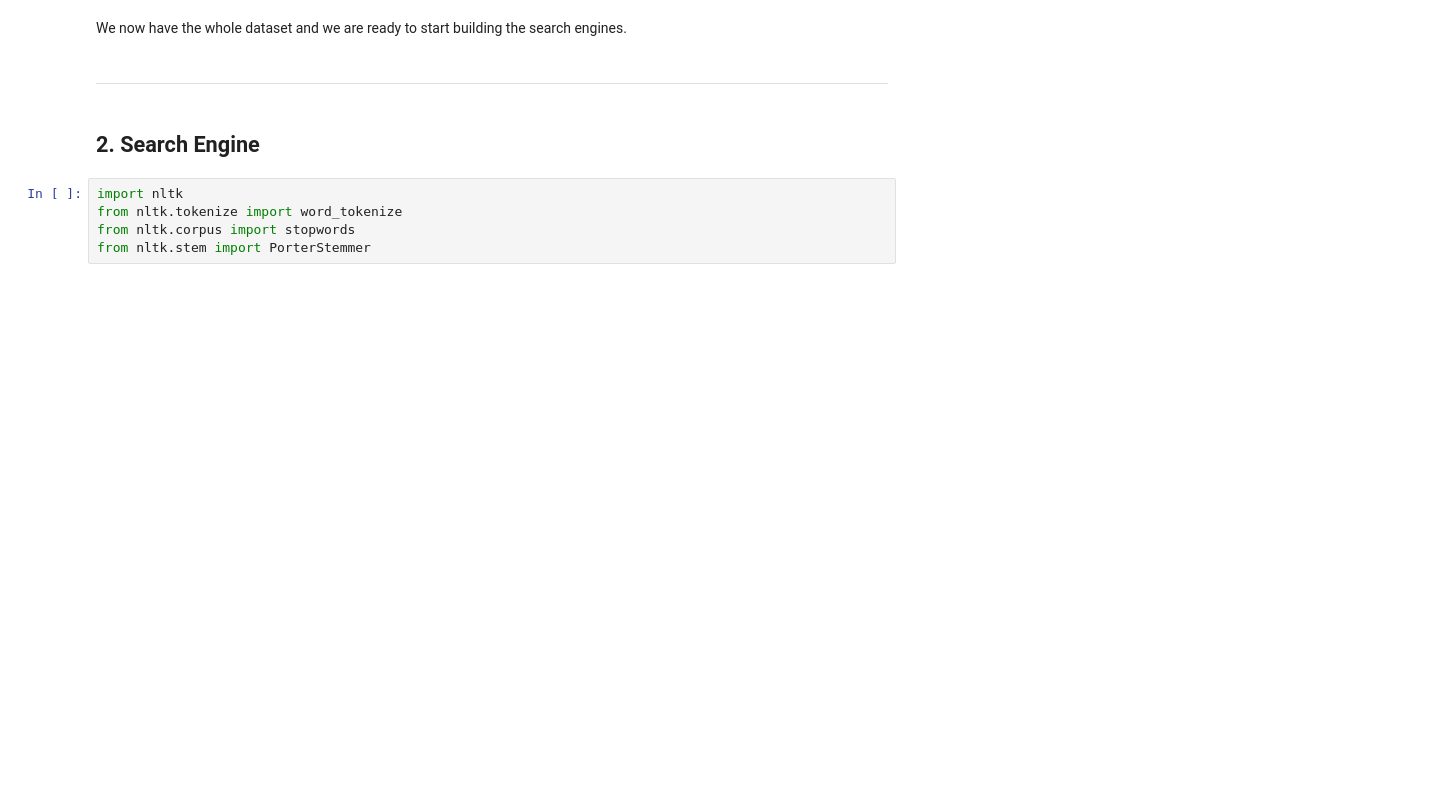
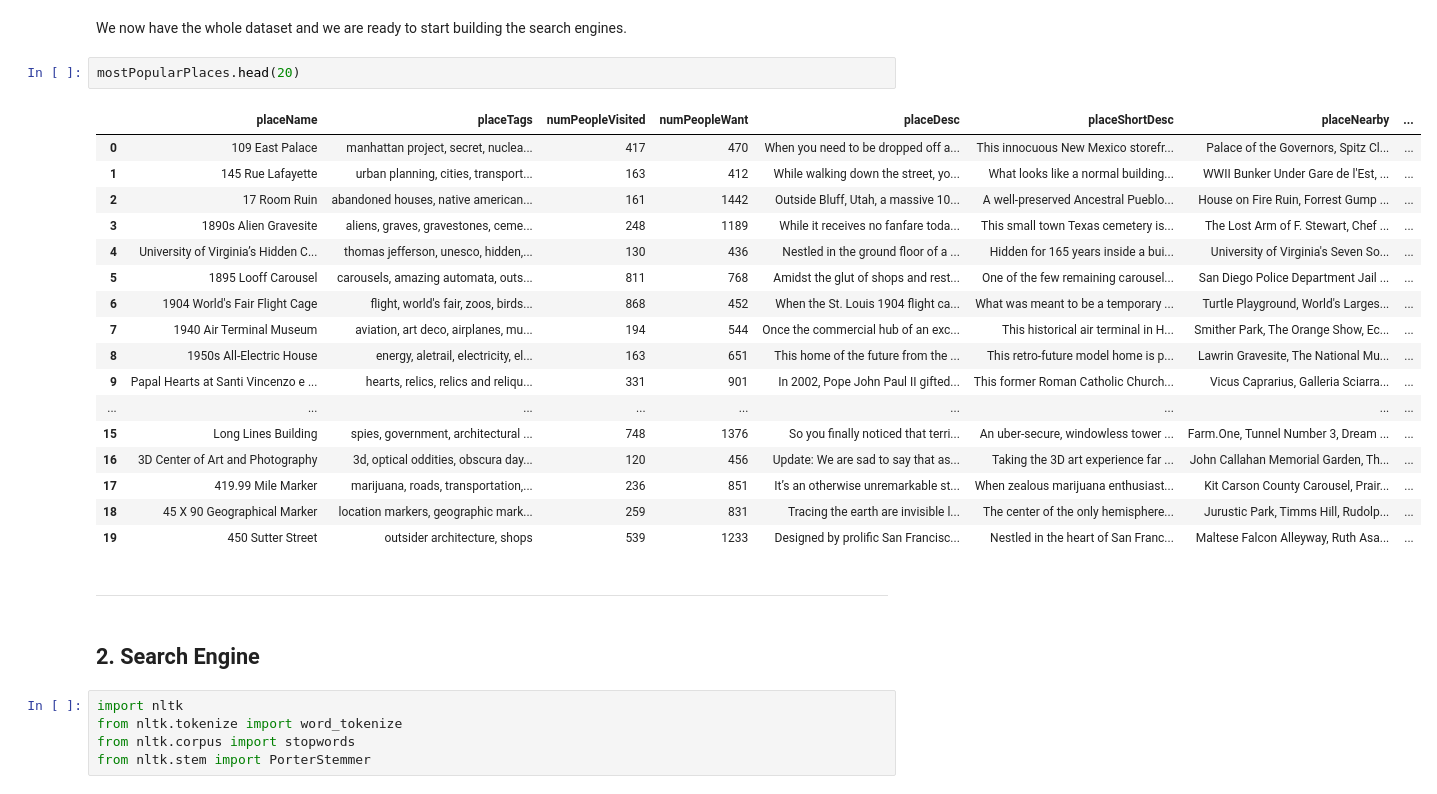
Before and after one commit to LucaFabri99/3HW-ADM-Fabri.Dinino.Aur, a Jupyter notebook: main.ipynb, the cells around one changed output. Saved outputs shown, nothing was run; the diff lists cells and outputs as text; blank space fills up the shorter version.

```diff
--- a/main.ipynb
+++ b/main.ipynb
@@ -292,5 +281,25 @@ mostPopularPlaces
 # %% [markdown]
 We now have the whole dataset and we are ready to start building the search engines.
+# %%
+mostPopularPlaces.head(20)
+# %% [output]
+|  | placeName | placeTags | numPeopleVisited | numPeopleWant | placeDesc | placeShortDesc | placeNearby | ... |
+| 0 | 109 East Palace | manhattan project, secret, nuclea... | 417 | 470 | When you need to be dropped off a... | This innocuous New Mexico storefr... | Palace of the Governors, Spitz Cl... | ... |
+| 1 | 145 Rue Lafayette | urban planning, cities, transport... | 163 | 412 | While walking down the street, yo... | What looks like a normal building... | WWII Bunker Under Gare de l'Est, ... | ... |
+| 2 | 17 Room Ruin | abandoned houses, native american... | 161 | 1442 | Outside Bluff, Utah, a massive 10... | A well-preserved Ancestral Pueblo... | House on Fire Ruin, Forrest Gump ... | ... |
+| 3 | 1890s Alien Gravesite | aliens, graves, gravestones, ceme... | 248 | 1189 | While it receives no fanfare toda... | This small town Texas cemetery is... | The Lost Arm of F. Stewart, Chef ... | ... |
+| 4 | University of Virginia’s Hidden C... | thomas jefferson, unesco, hidden,... | 130 | 436 | Nestled in the ground floor of a ... | Hidden for 165 years inside a bui... | University of Virginia's Seven So... | ... |
+| 5 | 1895 Looff Carousel | carousels, amazing automata, outs... | 811 | 768 | Amidst the glut of shops and rest... | One of the few remaining carousel... | San Diego Police Department Jail ... | ... |
+| 6 | 1904 World's Fair Flight Cage | flight, world's fair, zoos, birds... | 868 | 452 | When the St. Louis 1904 flight ca... | What was meant to be a temporary ... | Turtle Playground, World's Larges... | ... |
+| 7 | 1940 Air Terminal Museum | aviation, art deco, airplanes, mu... | 194 | 544 | Once the commercial hub of an exc... | This historical air terminal in H... | Smither Park, The Orange Show, Ec... | ... |
+| 8 | 1950s All-Electric House | energy, aletrail, electricity, el... | 163 | 651 | This home of the future from the ... | This retro-future model home is p... | Lawrin Gravesite, The National Mu... | ... |
+| 9 | Papal Hearts at Santi Vincenzo e ... | hearts, relics, relics and reliqu... | 331 | 901 | In 2002, Pope John Paul II gifted... | This former Roman Catholic Church... | Vicus Caprarius, Galleria Sciarra... | ... |
+| ... | ... | ... | ... | ... | ... | ... | ... | ... |
+| 15 | Long Lines Building | spies, government, architectural ... | 748 | 1376 | So you finally noticed that terri... | An uber-secure, windowless tower ... | Farm.One, Tunnel Number 3, Dream ... | ... |
+| 16 | 3D Center of Art and Photography | 3d, optical oddities, obscura day... | 120 | 456 | Update: We are sad to say that as... | Taking the 3D art experience far ... | John Callahan Memorial Garden, Th... | ... |
+| 17 | 419.99 Mile Marker | marijuana, roads, transportation,... | 236 | 851 | It’s an otherwise unremarkable st... | When zealous marijuana enthusiast... | Kit Carson County Carousel, Prair... | ... |
+| 18 | 45 X 90 Geographical Marker | location markers, geographic mark... | 259 | 831 | Tracing the earth are invisible l... | The center of the only hemisphere... | Jurustic Park, Timms Hill, Rudolp... | ... |
+| 19 | 450 Sutter Street | outsider architecture, shops | 539 | 1233 | Designed by prolific San Francisc... | Nestled in the heart of San Franc... | Maltese Falcon Alleyway, Ruth Asa... | ... |
 # %% [markdown]
 _________________________________________________
 # %% [markdown]
```
Also changed, not shown: parts of 3 cells of this notebook, 1 other file.
